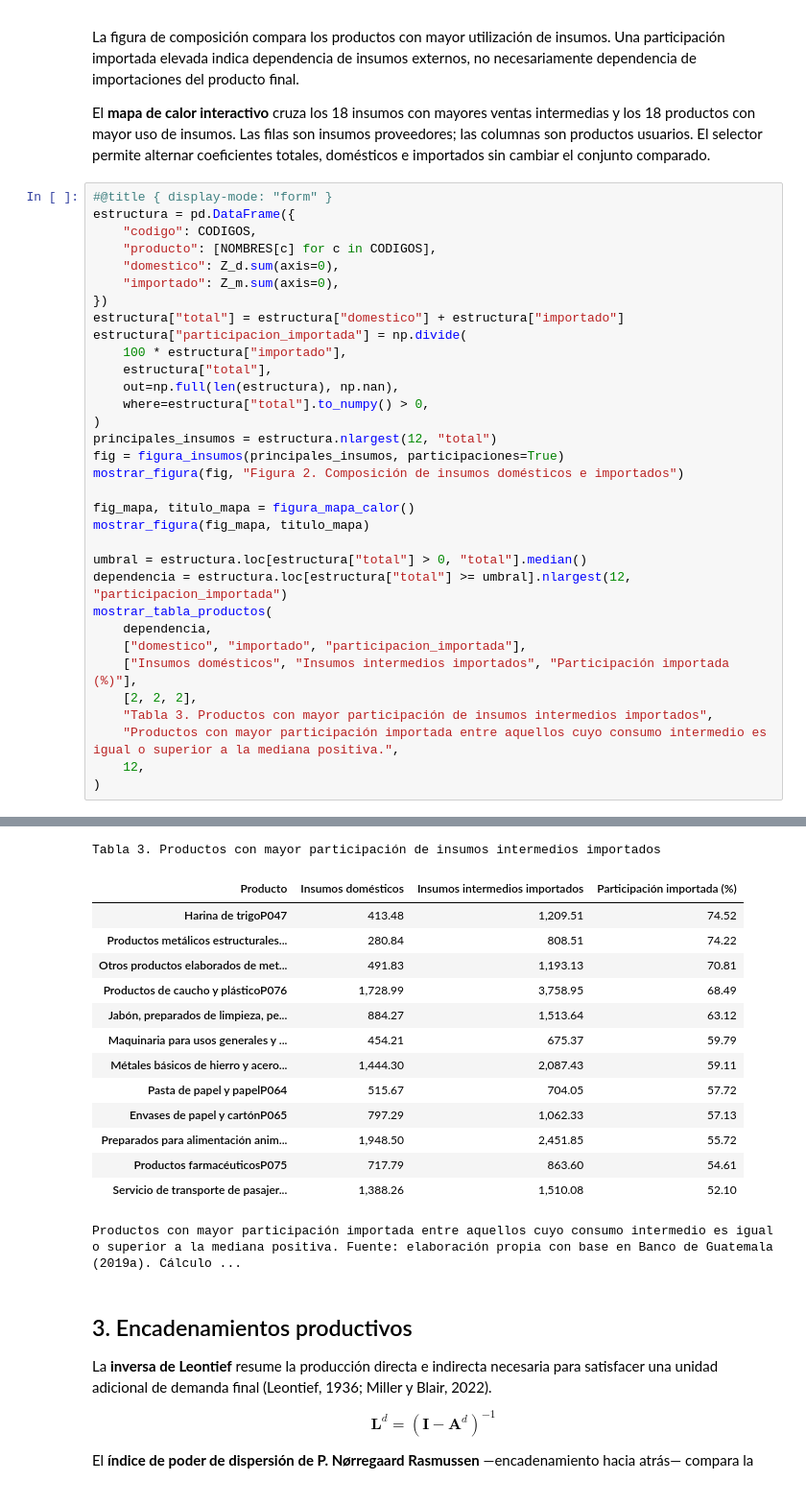
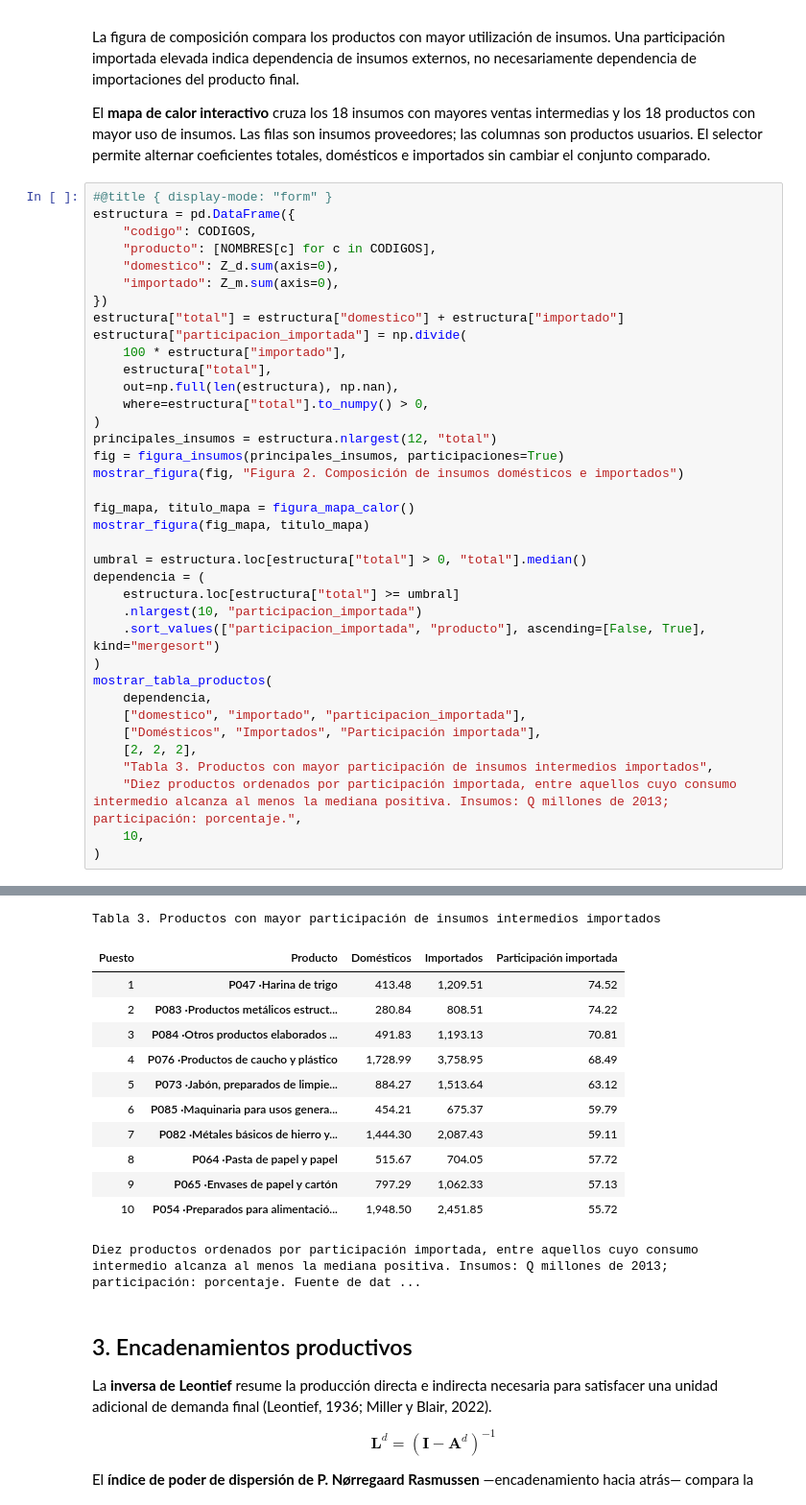
Before and after one commit to JA-Osorio/mip-guatemala-2013-reproducible, a Jupyter notebook: 04_reproduccion_python/cuaderno_exploracion_mip_2013.ipynb, the cells around one changed output, grey strips where cells are left out. Shown at 96% size. Saved outputs shown, nothing was run; the diff lists cells and outputs as text.

```diff
--- a/04_reproduccion_python/cuaderno_exploracion_mip_2013.ipynb
+++ b/04_reproduccion_python/cuaderno_exploracion_mip_2013.ipynb
@@ -1031,51 +1129,53 @@ estructura = pd.DataFrame({
     "codigo": CODIGOS,
     "producto": [NOMBRES[c] for c in CODIGOS],
     "domestico": Z_d.sum(axis=0),
     "importado": Z_m.sum(axis=0),
 })
 estructura["total"] = estructura["domestico"] + estructura["importado"]
 estructura["participacion_importada"] = np.divide(
     100 * estructura["importado"],
     estructura["total"],
     out=np.full(len(estructura), np.nan),
     where=estructura["total"].to_numpy() > 0,
 )
 principales_insumos = estructura.nlargest(12, "total")
 fig = figura_insumos(principales_insumos, participaciones=True)
 mostrar_figura(fig, "Figura 2. Composición de insumos domésticos e importados")
 
 fig_mapa, titulo_mapa = figura_mapa_calor()
 mostrar_figura(fig_mapa, titulo_mapa)
 
 umbral = estructura.loc[estructura["total"] > 0, "total"].median()
-dependencia = estructura.loc[estructura["total"] >= umbral].nlargest(12, "participacion_importada")
+dependencia = (
+    estructura.loc[estructura["total"] >= umbral]
+    .nlargest(10, "participacion_importada")
+    .sort_values(["participacion_importada", "producto"], ascending=[False, True], kind="mergesort")
+)
 mostrar_tabla_productos(
     dependencia,
     ["domestico", "importado", "participacion_importada"],
-    ["Insumos domésticos", "Insumos intermedios importados", "Participación importada (%)"],
+    ["Domésticos", "Importados", "Participación importada"],
     [2, 2, 2],
     "Tabla 3. Productos con mayor participación de insumos intermedios importados",
-    "Productos con mayor participación importada entre aquellos cuyo consumo intermedio es igual o superior a la mediana positiva.",
-    12,
+    "Diez productos ordenados por participación importada, entre aquellos cuyo consumo intermedio alcanza al menos la mediana positiva. Insumos: Q millones de 2013; participación: porcentaje.",
+    10,
 )
 # %% [output]
 [drawing not drawn]
 [drawing not drawn]
 Tabla 3. Productos con mayor participación de insumos intermedios importados
-| Producto | Insumos domésticos | Insumos intermedios importados | Participación importada (%) |
-| Harina de trigoP047 | 413.48 | 1,209.51 | 74.52 |
-| Productos metálicos estructurales... | 280.84 | 808.51 | 74.22 |
-| Otros productos elaborados de met... | 491.83 | 1,193.13 | 70.81 |
-| Productos de caucho y plásticoP076 | 1,728.99 | 3,758.95 | 68.49 |
-| Jabón, preparados de limpieza, pe... | 884.27 | 1,513.64 | 63.12 |
-| Maquinaria para usos generales y ... | 454.21 | 675.37 | 59.79 |
-| Métales básicos de hierro y acero... | 1,444.30 | 2,087.43 | 59.11 |
-| Pasta de papel y papelP064 | 515.67 | 704.05 | 57.72 |
-| Envases de papel y cartónP065 | 797.29 | 1,062.33 | 57.13 |
-| Preparados para alimentación anim... | 1,948.50 | 2,451.85 | 55.72 |
-| Productos farmacéuticosP075 | 717.79 | 863.60 | 54.61 |
-| Servicio de transporte de pasajer... | 1,388.26 | 1,510.08 | 52.10 |
+| Puesto | Producto | Domésticos | Importados | Participación importada |
+| 1 | P047 ·Harina de trigo | 413.48 | 1,209.51 | 74.52 |
+| 2 | P083 ·Productos metálicos estruct... | 280.84 | 808.51 | 74.22 |
+| 3 | P084 ·Otros productos elaborados ... | 491.83 | 1,193.13 | 70.81 |
+| 4 | P076 ·Productos de caucho y plástico | 1,728.99 | 3,758.95 | 68.49 |
+| 5 | P073 ·Jabón, preparados de limpie... | 884.27 | 1,513.64 | 63.12 |
+| 6 | P085 ·Maquinaria para usos genera... | 454.21 | 675.37 | 59.79 |
+| 7 | P082 ·Métales básicos de hierro y... | 1,444.30 | 2,087.43 | 59.11 |
+| 8 | P064 ·Pasta de papel y papel | 515.67 | 704.05 | 57.72 |
+| 9 | P065 ·Envases de papel y cartón | 797.29 | 1,062.33 | 57.13 |
+| 10 | P054 ·Preparados para alimentació... | 1,948.50 | 2,451.85 | 55.72 |
-Productos con mayor participación importada entre aquellos cuyo consumo intermedio es igual o superior a la mediana positiva. Fuente: elaboración propia con base en Banco de Guatemala (2019a). Cálculo ...
+Diez productos ordenados por participación importada, entre aquellos cuyo consumo intermedio alcanza al menos la mediana positiva. Insumos: Q millones de 2013; participación: porcentaje. Fuente de dat ...
 # %% [markdown]
 ## 3. Encadenamientos productivos
 
```
Also changed, not shown: parts of 5 cells of this notebook, 2 other files.
